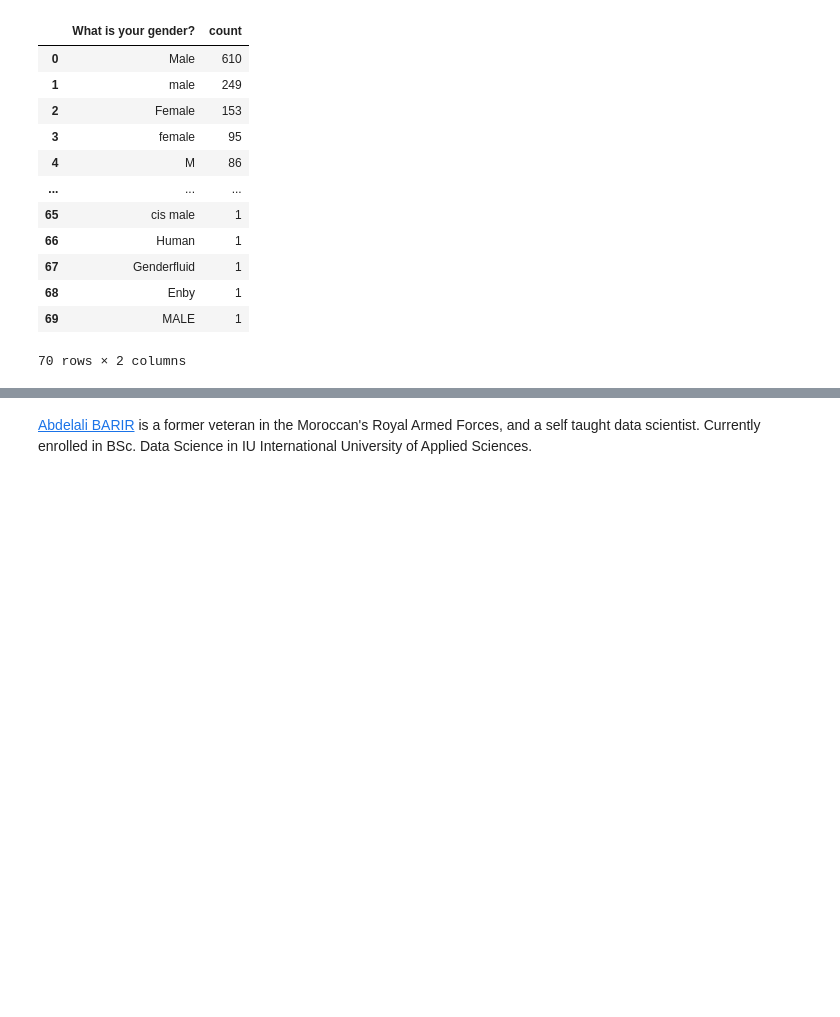
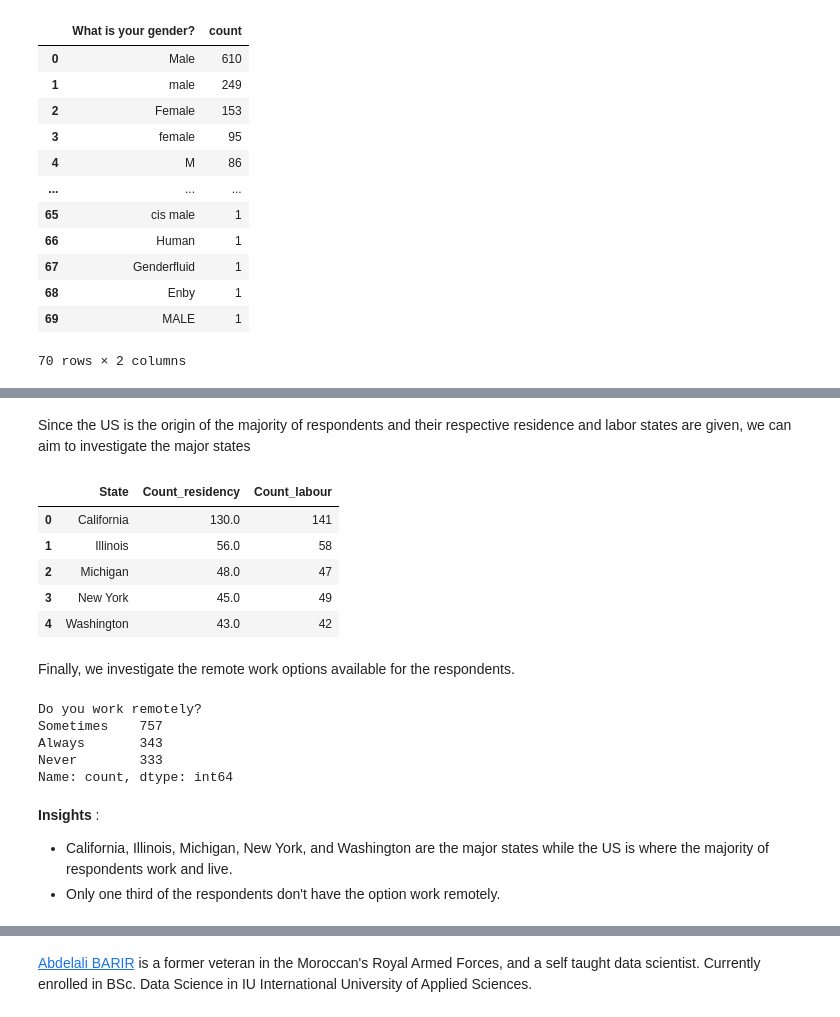
Before and after one commit to Alianger18/Projects_Portfolio, a Jupyter notebook: Project - Clustering/notebooks/MLUSL01.ipynb, the cells around one changed output, grey strips where cells are left out. Drawn from its saved outputs; the diff is of its cells as text; code cells hidden in the pictures; blank space fills up the shorter version.

```diff
--- a/Project - Clustering/notebooks/MLUSL01.ipynb
+++ b/Project - Clustering/notebooks/MLUSL01.ipynb
@@ -750 +511,38 @@ us_map.save("heatmap_us_map.html")
+# %% [markdown]
+Since the US is the origin of the majority of respondents and their respective residence and labor states are given, we can aim to investigate the major states
+# %%
+# Setting the dataframe explaining the count of respondents per US state
+df_us_1 = pd.DataFrame(data["What US state or territory do you live in?"].value_counts()).reset_index()
+df_us_2 = pd.DataFrame(data["What US state or territory do you work in?"].value_counts()).reset_index()
+
+# Adjusting the column names
+df_us_1.columns = df_us_2.columns = ["State", "Count"]
+
+# Merging the two dataframes
+states_df = pd.merge(df_us_1, df_us_2, on="State", how="outer", suffixes=("_residency", "_labour"))
+
+# Displaying the results
+states_df.head()
+# %% [output]
+|  | State | Count_residency | Count_labour |
+| 0 | California | 130.0 | 141 |
+| 1 | Illinois | 56.0 | 58 |
+| 2 | Michigan | 48.0 | 47 |
+| 3 | New York | 45.0 | 49 |
+| 4 | Washington | 43.0 | 42 |
+# %% [markdown]
+Finally, we investigate the remote work options available for the respondents.
+# %%
+# Aggregating the values in the column of remote work option
+data["Do you work remotely?"].value_counts()
+# %% [output]
+Do you work remotely?
+Sometimes    757
+Always       343
+Never        333
+Name: count, dtype: int64
+# %% [markdown]
+__Insights__ :
+- California, Illinois, Michigan, New York, and Washington are the major states while the US is where the majority of respondents work and live.
+- Only one third of the respondents don't have the option work remotely.
 # %% [markdown]
```
Also changed, not shown: parts of 33 cells of this notebook.
